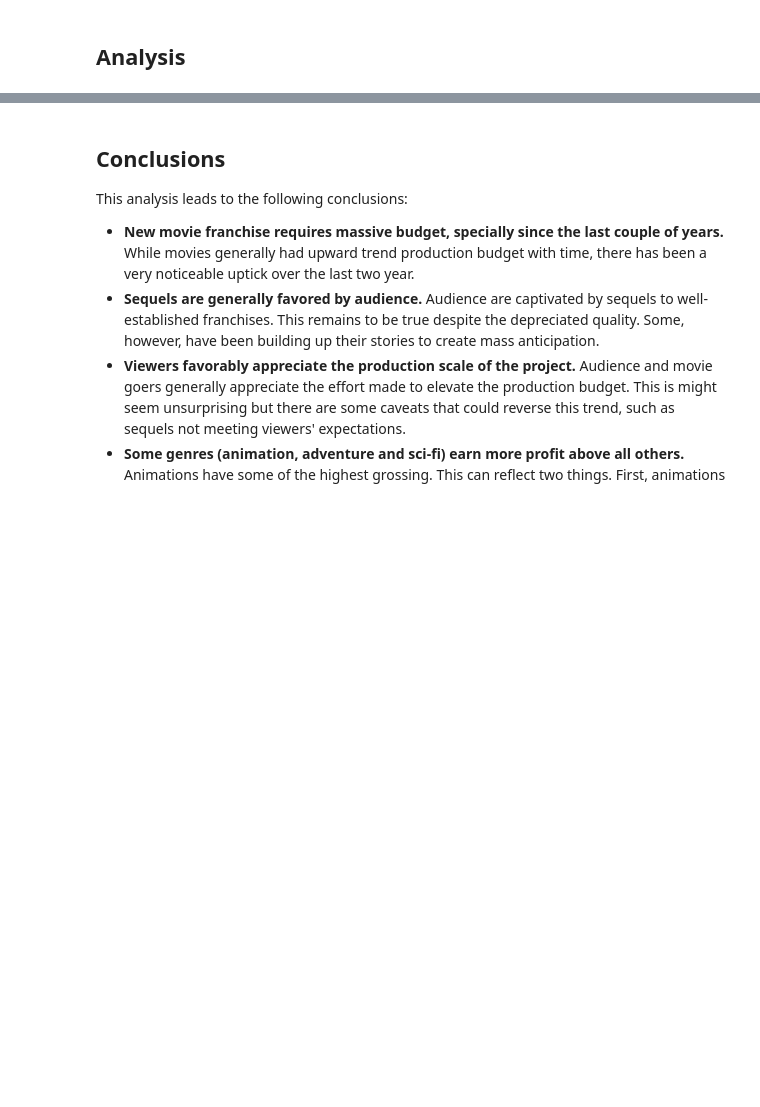
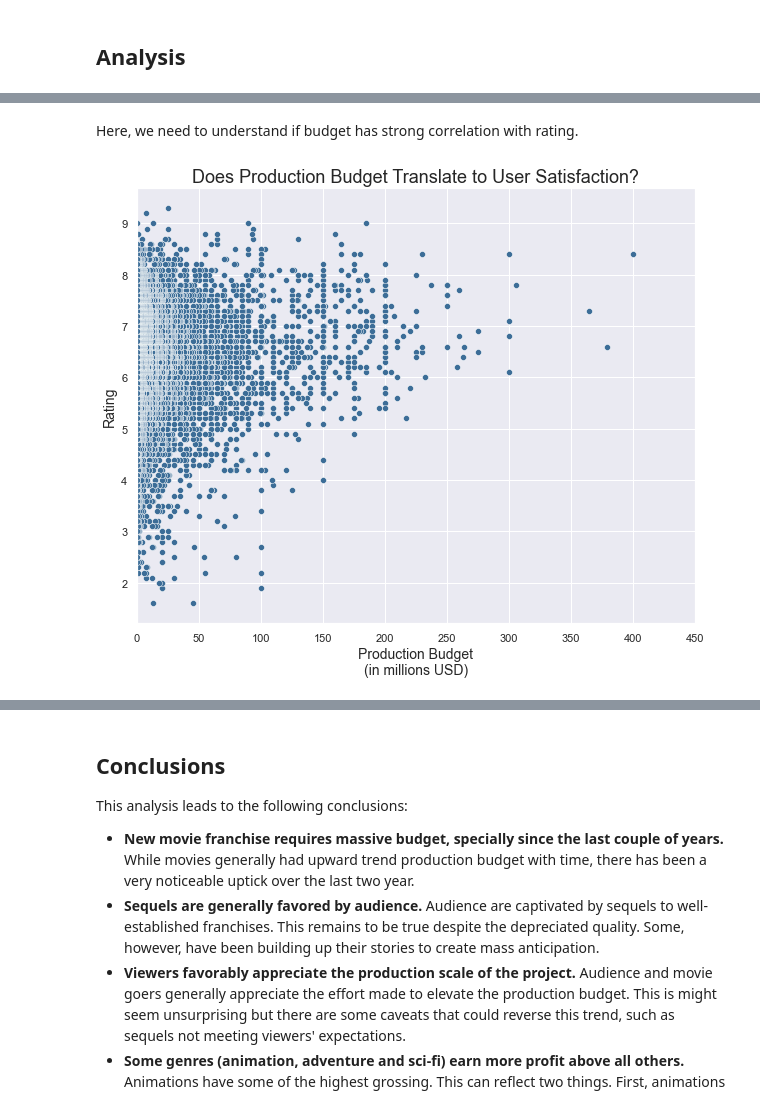
Before and after one commit to afanta-fi/Microsoft_in_The_Movie_Business, a Jupyter notebook: Microsoft_movie_business.ipynb, the cells around one changed output, grey strips where cells are left out. Cells and saved outputs as stored; diff of their text form; code cells hidden in the pictures; blank space fills up the shorter version.

```diff
--- a/Microsoft_movie_business.ipynb
+++ b/Microsoft_movie_business.ipynb
@@ -64,2 +668,9 @@ Next several steps were taken to make sure that the right movie was matched. The
+# %%
+#Now, 'movies_df' and roles can be merged using 'tconst'
+movies_df = pd.merge(movies_df,roles,on='tconst')
+
+#It is important to avoid repeated rows therefore we need to get rid of those first
+movies_df = movies_df.groupby('tconst').first().reset_index()
+movies_df = movies_df.sort_values('id')
 # %% [markdown]
 The cleaned data should look like this:
@@ -110,0 +853,23 @@ from collections import Counter
+# %%
+#Set image size
+sns.set(rc={"figure.figsize":(15, 8)})
+#Find movies with the highest worldwide gross
+df = movies_df.sort_values('worldwide_gross',ascending=False)[:10]
+#Show values in billions
+df['worldwide_gross'] = df['worldwide_gross']/1e9
+ax = sns.barplot(x='movie',
+            y='worldwide_gross',
+            data=df,
+            color="#3C6D97")
+ax.set_xlabel('Movies',fontsize=14)
+ax.set_ylabel('Worldwide Gross\n(in billions USD)',fontsize=14)
+ax.set_title('Top 10 Movies with The Highest Worldwide Gross',fontsize=18);
+labels = ax.axes.get_xticklabels()
+# fix the labels
+for v in labels:
+    text = v.get_text()
+    text = '\n'.join(wrap(text,15))
+    v.set_text(text)
+# set the new labels
+ax.axes.set_xticklabels(labels);
+plt.savefig('images/top_grossing_world.png')
@@ -110,0 +878,16 @@ from collections import Counter
+# %% [markdown]
+Here, we need to understand if budget has strong correlation with rating.
+# %%
+#Set image size
+sns.set(rc={"figure.figsize":(10, 8)})
+df = movies_df.copy()
+#Show budget in millions
+df['production_budget'] = df['production_budget']/1e6
+ax_2 = sns.scatterplot(data=df, x='production_budget',y='averageRating',color="#3C6D97")
+ax_2.set_ylabel('Rating',fontsize=14)
+ax_2.set_xlabel('Production Budget\n(in millions USD)',fontsize=14)
+ax_2.set_title('Does Production Budget Translate to User Satisfaction?',fontsize=18);
+ax_2.set(xlim=(0,450))
+plt.savefig('images/budge_vs_rating.png')
+# %% [output]
+[figure, added]
```
Also changed, not shown: parts of 92 cells of this notebook, 2 other files.
